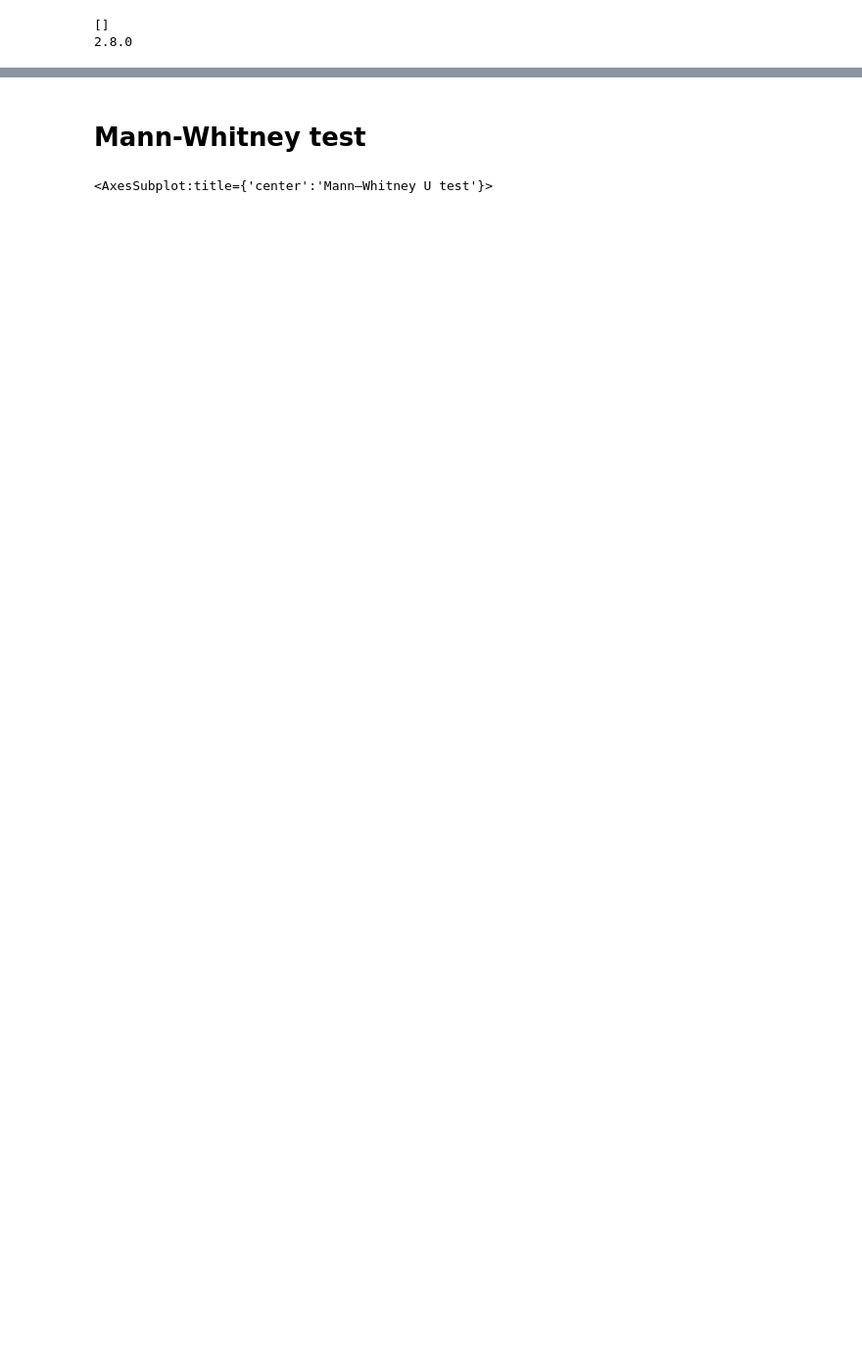
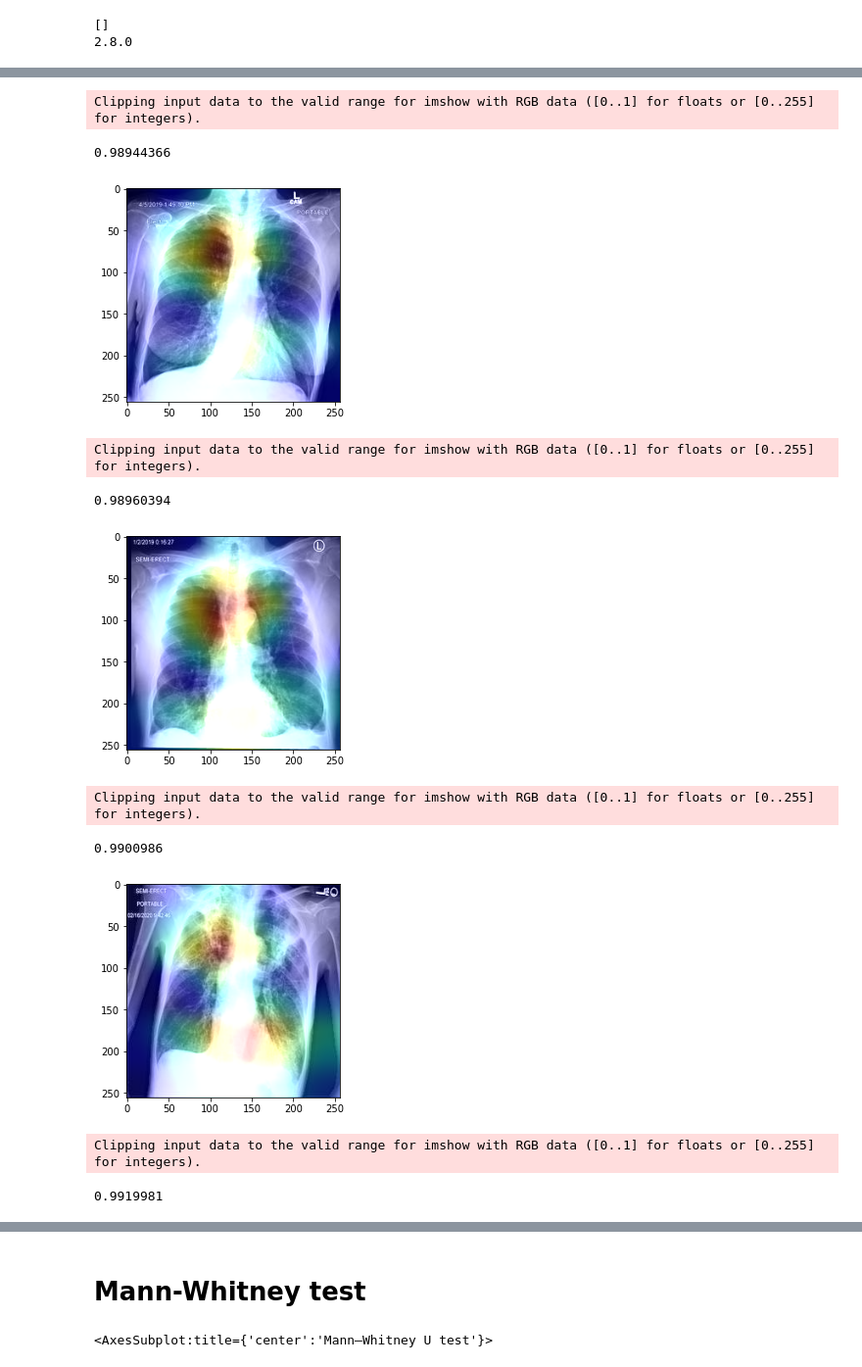
Before and after one commit to Ryan-RE-Wang/COPD-project, a Jupyter notebook: COPD_model_interpretation.ipynb, the cells around one changed output, grey strips where cells are left out. Shown at 98% size. Drawn from its saved outputs; the diff is of its cells as text; code cells hidden in the pictures; blank space fills up the shorter version.

```diff
--- a/COPD_model_interpretation.ipynb
+++ b/COPD_model_interpretation.ipynb
@@ -368,0 +168,52 @@ val_a = mpimg.imread(path + files[0])
+# %%
+BATCH_SIZE = 32
+dataset = 'emory'
+
+record_file_test = 'tfrecords/copd_{a}_test.tfrecords'.format(a=dataset)
+test_dataset = (tf.data.TFRecordDataset(
+    record_file_test, buffer_size=BATCH_SIZE, compression_type=None, num_parallel_reads=32)
+.map(parse_TFrecord_train))
+# %%
+heat_map = []
+heat_map_pp = []
+preds = []
+ids = []
+
+for idx, (i, l) in enumerate(test_dataset):
+
+    if (l.numpy() != 1):
+        continue
+
+    img_array = np.reshape(i, (1, 256, 256, 3))
+    pred = model.predict(img_array)
+
+    if (pred[0][0] >= 0.9):
+        heat_map.append(show_heatmap(img_array, last_conv_layer_model, classifier_model))
+        heat_map_pp.append(grad_cam_plus(img_array, last_conv_layer_model, classifier_model))
+        preds.append(pred)
+        ids.append(idx)
+    else:
+        continue
+
+preds = np.array(preds).reshape(len(preds,))
+ids = np.array(ids).reshape(len(ids,))
+order = np.argsort(np.array(preds))
+# %%
+for i in order[-4:]:
+    print(preds[i])
+    plt.imshow(np.reshape(heat_map[i], (256, 256, 3)))
+    fname = 'imgs/emory_test/{a}_{b}_gradcam.jpg'.format(a=ids[i], b=preds[i])
+    plt.savefig(fname)
+    plt.show()
+# %% [output]
+Clipping input data to the valid range for imshow with RGB data ([0..1] for floats or [0..255] for integers).
+0.98944366
+[figure, added]
+Clipping input data to the valid range for imshow with RGB data ([0..1] for floats or [0..255] for integers).
+0.98960394
+[figure, added]
+Clipping input data to the valid range for imshow with RGB data ([0..1] for floats or [0..255] for integers).
+0.9900986
+[figure, added]
+Clipping input data to the valid range for imshow with RGB data ([0..1] for floats or [0..255] for integers).
+0.9919981
```
Also changed, not shown: parts of 21 cells of this notebook, 8 other files.
